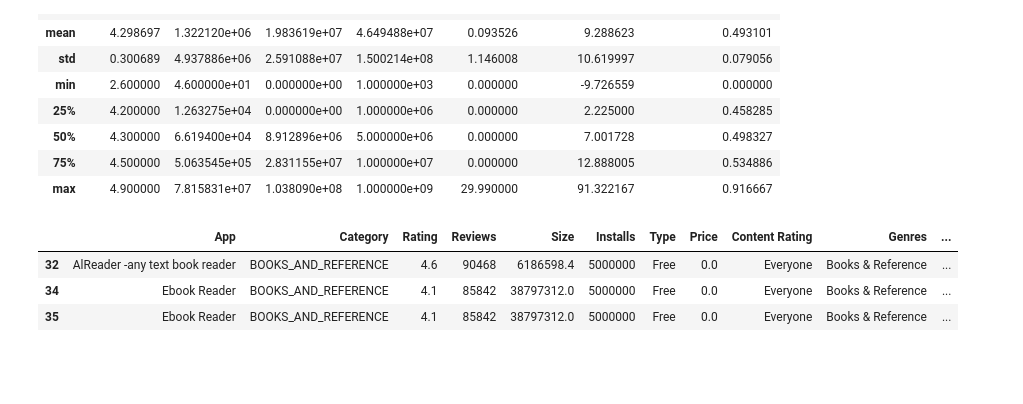
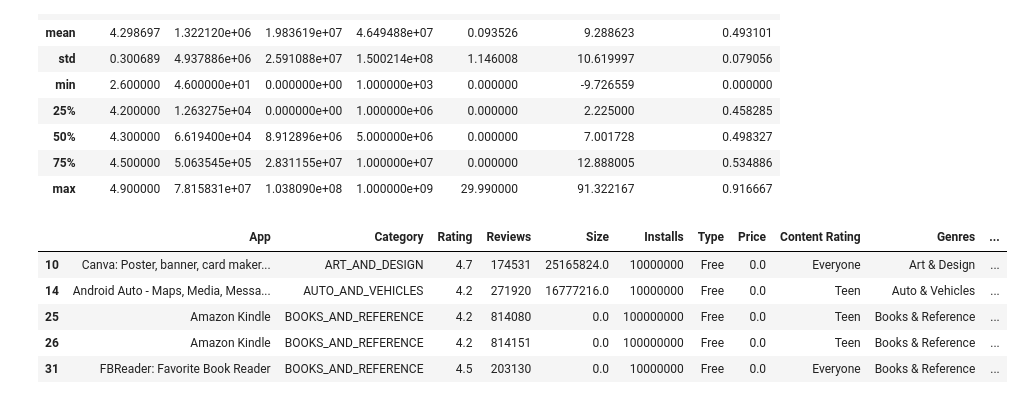
Before and after one commit to indrochoco/Playstore-app-Review-analysis, a Jupyter notebook: Copy_of_Play_Store_App_Review_Analysis_Capstone_Project.ipynb, the cells around one changed output. Drawn from its saved outputs; the diff is of its cells as text; code cells hidden in the pictures; blank space fills up the shorter version.

```diff
--- a/Copy_of_Play_Store_App_Review_Analysis_Capstone_Project.ipynb
+++ b/Copy_of_Play_Store_App_Review_Analysis_Capstone_Project.ipynb
@@ -472,12 +472,14 @@ merged_df.describe()
 | max | 4.900000 | 7.815831e+07 | 1.038090e+08 | 1.000000e+09 | 29.990000 | 91.322167 | 0.916667 |
 # %%
 # keeping the rows which are above the mean of sentiment polarity, installs, reviews and which apps rating greater than 4 .
-mean_df= merged_df[(merged_IJ_df.Installs == 5.000000e+06) & (merged_IJ_df.Reviews>	6.619400e+04) & (merged_IJ_df.Sentiment_Polarity>7.001728) &(merged_IJ_df.Rating>4)]
+mean_df= merged_df[(merged_IJ_df.Installs > 5.000000e+06) & (merged_IJ_df.Reviews>	6.619400e+04) & (merged_IJ_df.Sentiment_Polarity>7.001728) &(merged_IJ_df.Rating>4)]
 # %%
-mean_df.head(3)
+mean_df.head()
 # %% [output]
 |  | App | Category | Rating | Reviews | Size | Installs | Type | Price | Content Rating | Genres | ... |
-| 32 | AlReader -any text book reader | BOOKS_AND_REFERENCE | 4.6 | 90468 | 6186598.4 | 5000000 | Free | 0.0 | Everyone | Books & Reference | ... |
-| 34 | Ebook Reader | BOOKS_AND_REFERENCE | 4.1 | 85842 | 38797312.0 | 5000000 | Free | 0.0 | Everyone | Books & Reference | ... |
-| 35 | Ebook Reader | BOOKS_AND_REFERENCE | 4.1 | 85842 | 38797312.0 | 5000000 | Free | 0.0 | Everyone | Books & Reference | ... |
+| 10 | Canva: Poster, banner, card maker... | ART_AND_DESIGN | 4.7 | 174531 | 25165824.0 | 10000000 | Free | 0.0 | Everyone | Art & Design | ... |
+| 14 | Android Auto - Maps, Media, Messa... | AUTO_AND_VEHICLES | 4.2 | 271920 | 16777216.0 | 10000000 | Free | 0.0 | Teen | Auto & Vehicles | ... |
+| 25 | Amazon Kindle | BOOKS_AND_REFERENCE | 4.2 | 814080 | 0.0 | 100000000 | Free | 0.0 | Teen | Books & Reference | ... |
+| 26 | Amazon Kindle | BOOKS_AND_REFERENCE | 4.2 | 814151 | 0.0 | 100000000 | Free | 0.0 | Teen | Books & Reference | ... |
+| 31 | FBReader: Favorite Book Reader | BOOKS_AND_REFERENCE | 4.5 | 203130 | 0.0 | 10000000 | Free | 0.0 | Everyone | Books & Reference | ... |
 # %%
```
Also changed, not shown: parts of 5 cells of this notebook.
